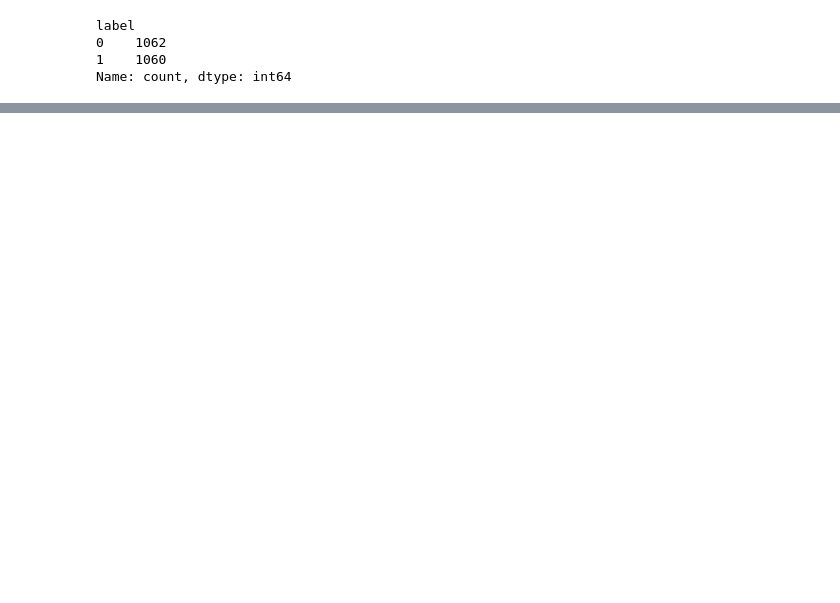
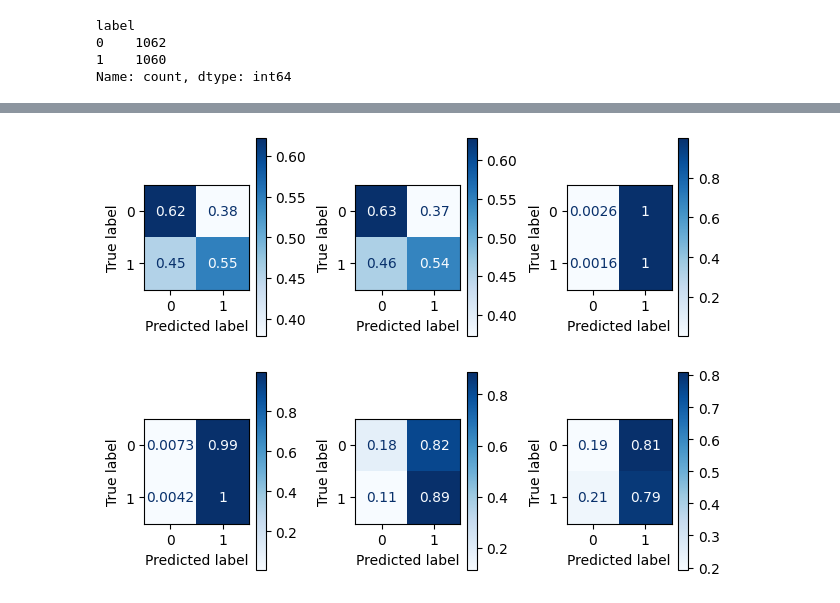
Before and after one commit to dMedinaO/machine_learning_master_bioinformatica_2025, a Jupyter notebook: examples_0710/2_training_single_version.ipynb, the cells around one changed output, grey strips where cells are left out. Saved outputs shown, nothing was run; the diff lists cells and outputs as text; code cells hidden in the pictures; blank space fills up the shorter version.

```diff
--- a/examples_0710/2_training_single_version.ipynb
+++ b/examples_0710/2_training_single_version.ipynb
@@ -39,0 +51,5 @@ y_test = df_test["label"].values
+# %%
+scaler = load("../model_amp/model_0710/scaler.joblib")
+# %%
+X_val = scaler.transform(X_val)
+X_test = scaler.transform(X_test)
@@ -49,7 +94,18 @@ from sklearn.metrics import confusion_matrix, accuracy_score, PrecisionRecallDis
 # %%
 logistic_model = LogisticRegression(random_state=42)
+logistic_model.fit(X=X_train, y=y_train)
+
 knn_model = KNeighborsClassifier()
+knn_model.fit(X=X_train, y=y_train)
+
 gausian_nb_model = GaussianNB()
+gausian_nb_model.fit(X=X_train, y=y_train)
+
 svc_model = SVC(random_state=42)
+svc_model.fit(X=X_train, y=y_train)
+
 decision_tree_model = DecisionTreeClassifier(random_state=42)
+decision_tree_model.fit(X=X_train, y=y_train)
+
 random_forest_model = RandomForestClassifier(random_state=42)
+random_forest_model.fit(X=X_train, y=y_train)
@@ -78,0 +123,60 @@ ConfusionMatrixDisplay.from_estimator(
+# %%
+fig, axis = plt.subplots(2, 3)
+
+ConfusionMatrixDisplay.from_estimator(
+    logistic_model,
+    X_val,
+    y_val,
+    normalize="true",
+    cmap="Blues",
+    ax=axis[0][0]
+)
+
+ConfusionMatrixDisplay.from_estimator(
+    knn_model,
+    X_val,
+    y_val,
+    normalize="true",
+    cmap="Blues",
+    ax=axis[0][1]
+)
+
+ConfusionMatrixDisplay.from_estimator(
+    svc_model,
+    X_val,
+    y_val,
+    normalize="true",
+    cmap="Blues",
+    ax=axis[0][2]
+)
+
+ConfusionMatrixDisplay.from_estimator(
+    gausian_nb_model,
+    X_val,
+    y_val,
+    normalize="true",
+    cmap="Blues",
+    ax=axis[1][0]
+)
+
+ConfusionMatrixDisplay.from_estimator(
+    decision_tree_model,
+    X_val,
+    y_val,
+    normalize="true",
+    cmap="Blues",
+    ax=axis[1][1]
+)
+
+ConfusionMatrixDisplay.from_estimator(
+    random_forest_model,
+    X_val,
+    y_val,
+    normalize="true",
+    cmap="Blues",
+    ax=axis[1][2]
+)
+
+plt.tight_layout()
+# %% [output]
+[figure, added]
```
Also changed, not shown: parts of 13 cells of this notebook, 15 other files.
